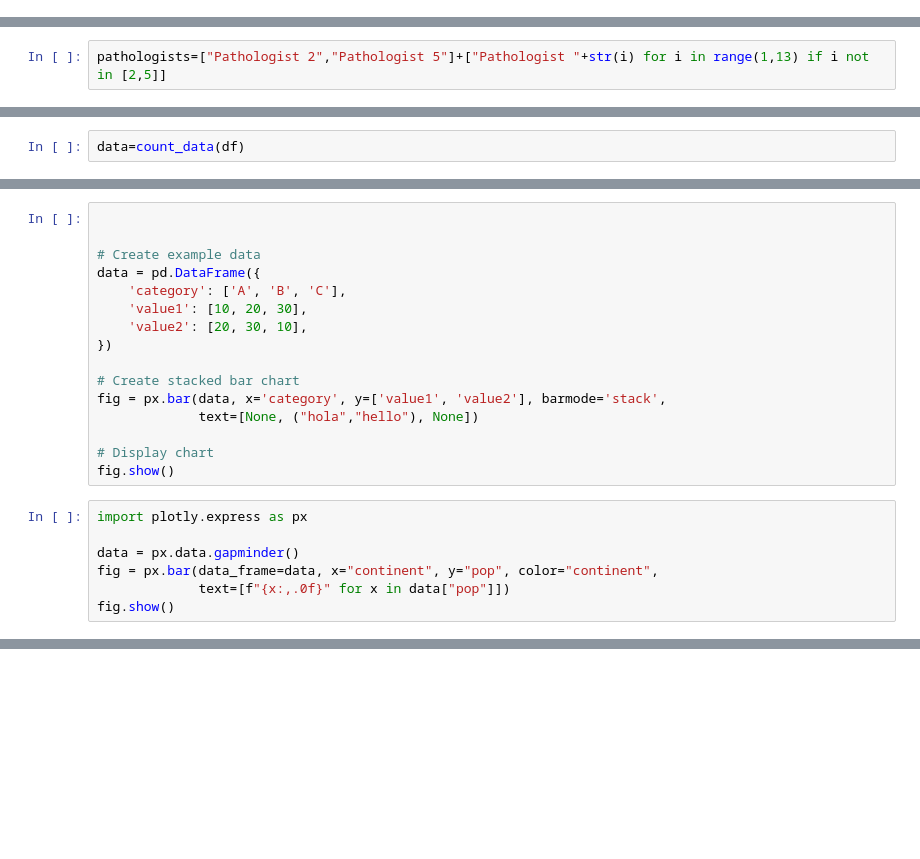
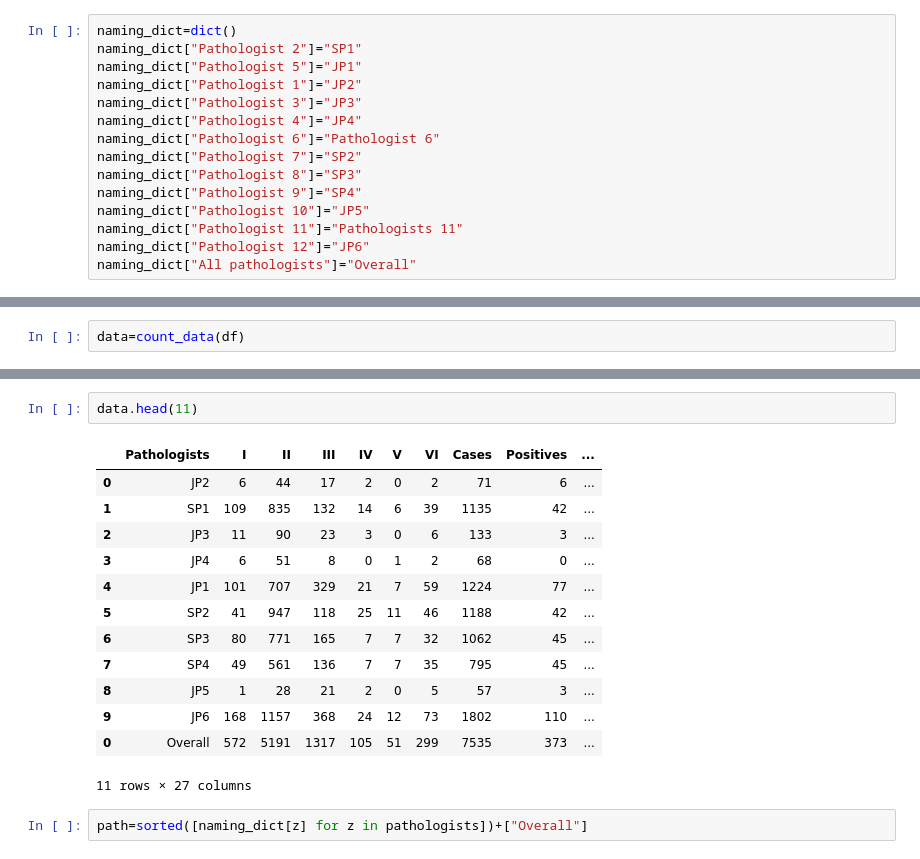
Before and after one commit to mathmax-team/USCAP_Thyroid, a Jupyter notebook: Article_images.ipynb, the cells around one changed output, grey strips where cells are left out. Saved outputs shown, nothing was run; the diff lists cells and outputs as text; blank space fills up the shorter version.

```diff
--- a/Article_images.ipynb
+++ b/Article_images.ipynb
@@ -62,2 +67,17 @@ naming_dict["Pathologist 12"]="JP10"
+# %%
+naming_dict=dict()
+naming_dict["Pathologist 2"]="SP1"
+naming_dict["Pathologist 5"]="JP1"
+naming_dict["Pathologist 1"]="JP2"
+naming_dict["Pathologist 3"]="JP3"
+naming_dict["Pathologist 4"]="JP4"
+naming_dict["Pathologist 6"]="Pathologist 6"
+naming_dict["Pathologist 7"]="SP2"
+naming_dict["Pathologist 8"]="SP3"
+naming_dict["Pathologist 9"]="SP4"
+naming_dict["Pathologist 10"]="JP5"
+naming_dict["Pathologist 11"]="Pathologists 11"
+naming_dict["Pathologist 12"]="JP6"
+naming_dict["All pathologists"]="Overall"
 # %%
 df["PATHOLOGIST"]=df["CYTOPATHOLOGIST"].apply(lambda z: naming_dict[z])
@@ -64,5 +94,3 @@ df["PATHOLOGIST"]=df["CYTOPATHOLOGIST"].apply(lambda z: naming_dict[z])
 # %% [markdown]
 ## Category distribution by pathologists
-# %%
-pathologists=["Pathologist 2","Pathologist 5"]+["Pathologist "+str(i) for i in range(1,13) if i not in [2,5]]
 # %% [markdown]
@@ -216,23 +138,0 @@ figura
-# %%
-
-
-# Create example data
-data = pd.DataFrame({
-    'category': ['A', 'B', 'C'],
-    'value1': [10, 20, 30],
-    'value2': [20, 30, 10],
-})
-
-# Create stacked bar chart
-fig = px.bar(data, x='category', y=['value1', 'value2'], barmode='stack',
-             text=[None, ("hola","hello"), None])
-
-# Display chart
-fig.show()
-# %%
-import plotly.express as px
-
-data = px.data.gapminder()
-fig = px.bar(data_frame=data, x="continent", y="pop", color="continent",
-             text=[f"{x:,.0f}" for x in data["pop"]])
-fig.show()
@@ -299,0 +139,18 @@ The frame.append method is deprecated and will be removed from pandas in a futur
+# %%
+data.head(11)
+# %% [output]
+|  | Pathologists | I | II | III | IV | V | VI | Cases | Positives | ... |
+| 0 | JP2 | 6 | 44 | 17 | 2 | 0 | 2 | 71 | 6 | ... |
+| 1 | SP1 | 109 | 835 | 132 | 14 | 6 | 39 | 1135 | 42 | ... |
+| 2 | JP3 | 11 | 90 | 23 | 3 | 0 | 6 | 133 | 3 | ... |
+| 3 | JP4 | 6 | 51 | 8 | 0 | 1 | 2 | 68 | 0 | ... |
+| 4 | JP1 | 101 | 707 | 329 | 21 | 7 | 59 | 1224 | 77 | ... |
+| 5 | SP2 | 41 | 947 | 118 | 25 | 11 | 46 | 1188 | 42 | ... |
+| 6 | SP3 | 80 | 771 | 165 | 7 | 7 | 32 | 1062 | 45 | ... |
+| 7 | SP4 | 49 | 561 | 136 | 7 | 7 | 35 | 795 | 45 | ... |
+| 8 | JP5 | 1 | 28 | 21 | 2 | 0 | 5 | 57 | 3 | ... |
+| 9 | JP6 | 168 | 1157 | 368 | 24 | 12 | 73 | 1802 | 110 | ... |
+| 0 | Overall | 572 | 5191 | 1317 | 105 | 51 | 299 | 7535 | 373 | ... |
+11 rows × 27 columns
+# %%
+path=sorted([naming_dict[z] for z in pathologists])+["Overall"]
```
Also changed, not shown: parts of 82 cells of this notebook, 1 other file.
